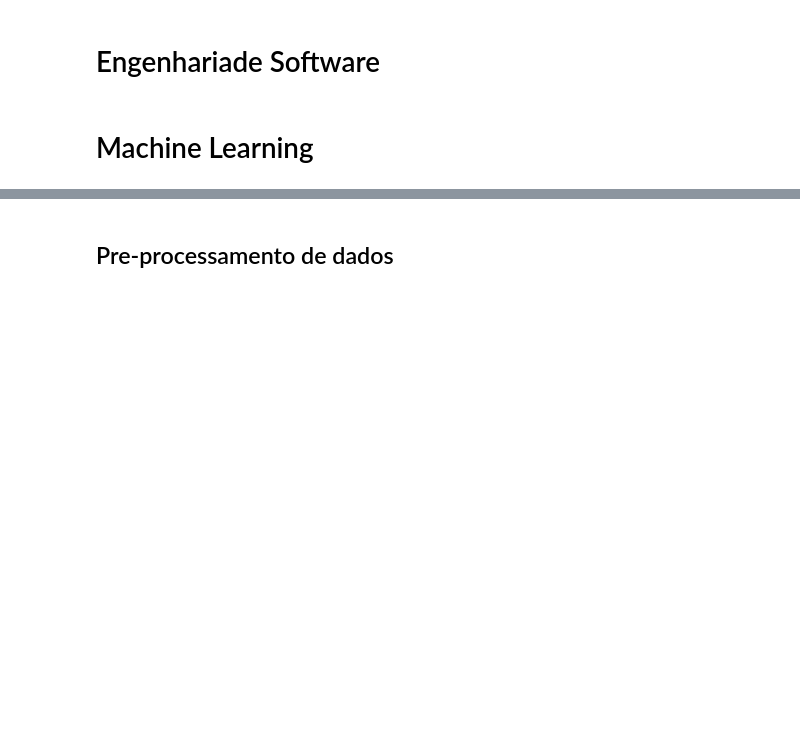
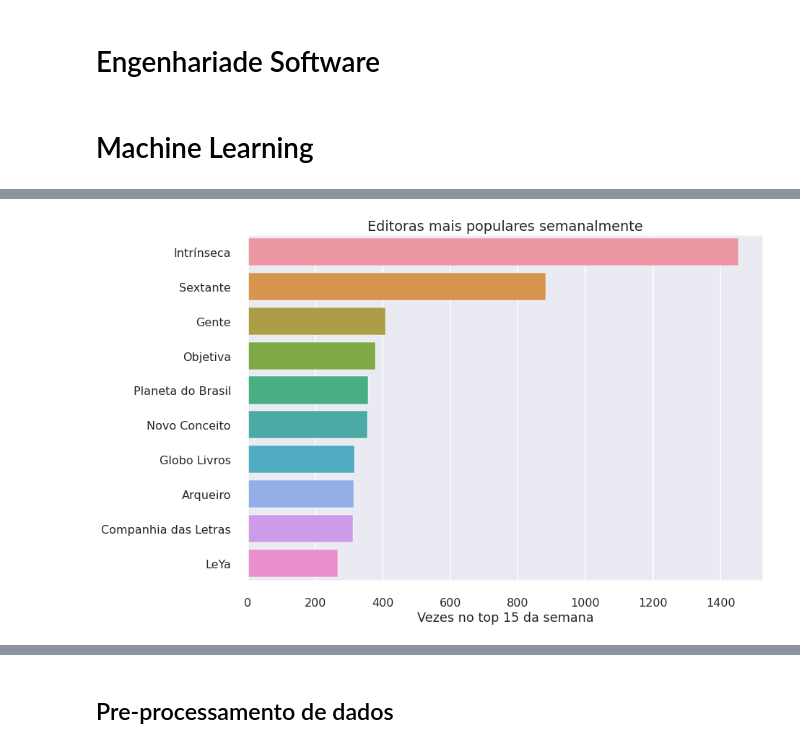
Before and after one commit to JonasBrother97/jeff_final, a Jupyter notebook: FINAL.ipynb, the cells around one changed output, grey strips where cells are left out. Saved outputs shown, nothing was run; the diff lists cells and outputs as text; code cells hidden in the pictures; blank space fills up the shorter version.

```diff
--- a/FINAL.ipynb
+++ b/FINAL.ipynb
@@ -6,0 +71,10 @@
+# %%
+sns.barplot(x = df_analise['editora'].value_counts()[:10],
+            y = df_analise['editora'].value_counts()[:10].index)
+
+plt.title("Editoras mais populares semanalmente")
+plt.xlabel("Vezes no top 15 da semana")
+plt.ylabel("")
+plt.show()
+# %% [output]
+[figure, added]
```
Also changed, not shown: parts of 25 cells of this notebook, 1 other file.
